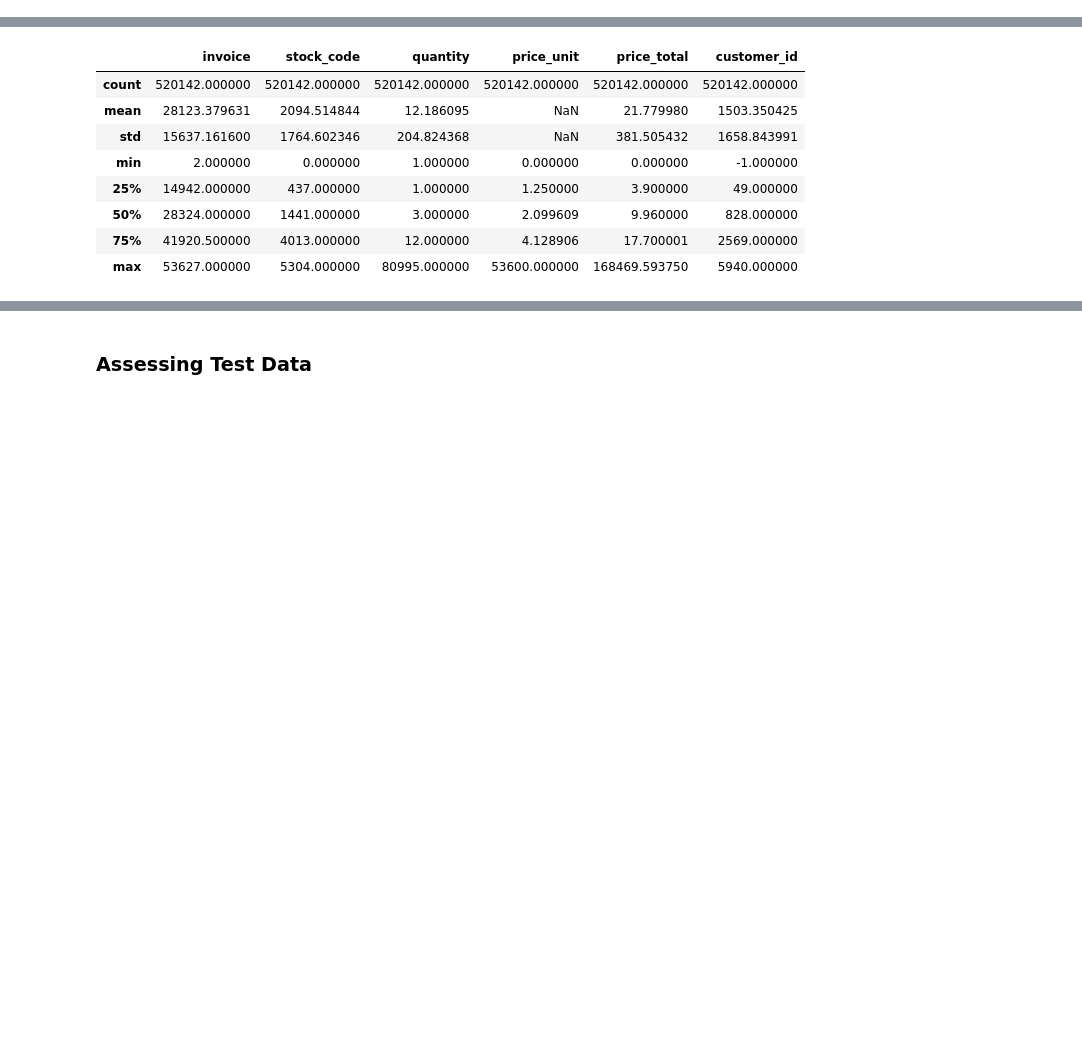
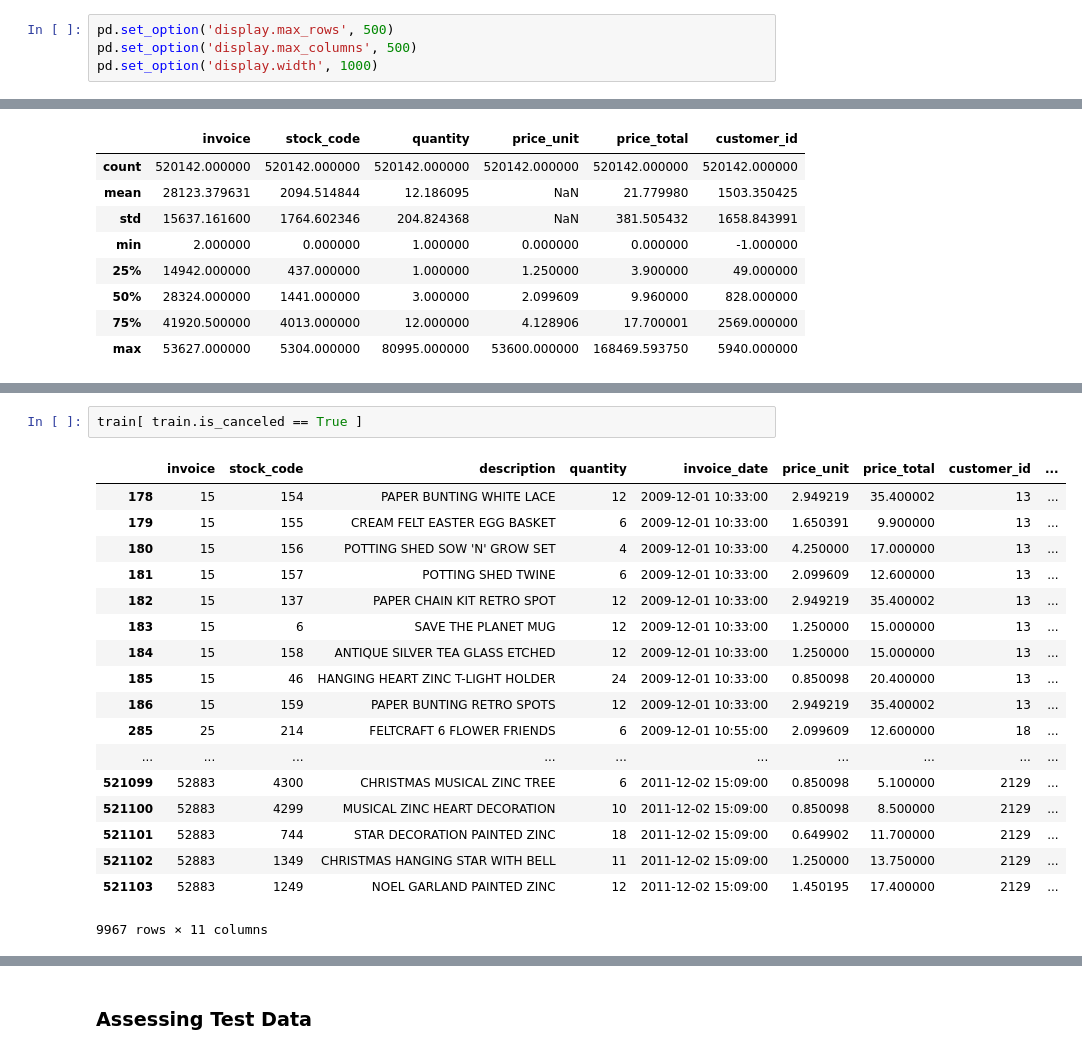
Before and after one commit to mattzajac/DataWorkshop_Competition_Online_Retail, a Jupyter notebook: Konkurs-DW-Absolwenci.ipynb, the cells around one changed output, grey strips where cells are left out. Saved outputs shown, nothing was run; the diff lists cells and outputs as text; blank space fills up the shorter version.

```diff
--- a/Konkurs-DW-Absolwenci.ipynb
+++ b/Konkurs-DW-Absolwenci.ipynb
@@ -70,6 +74,10 @@ from sklearn.dummy import DummyRegressor
 import seaborn as sns
 import matplotlib.pyplot as plt
 %matplotlib inline
+# %%
+pd.set_option('display.max_rows', 500)
+pd.set_option('display.max_columns', 500)
+pd.set_option('display.width', 1000)
 # %% [markdown]
 ## Dane
 To są prawdziwe dane.
@@ -318,0 +368,21 @@ train.describe()
+# %%
+train[ train.is_canceled == True ]
+# %% [output]
+|  | invoice | stock_code | description | quantity | invoice_date | price_unit | price_total | customer_id | ... |
+| 178 | 15 | 154 | PAPER BUNTING WHITE LACE | 12 | 2009-12-01 10:33:00 | 2.949219 | 35.400002 | 13 | ... |
+| 179 | 15 | 155 | CREAM FELT EASTER EGG BASKET | 6 | 2009-12-01 10:33:00 | 1.650391 | 9.900000 | 13 | ... |
+| 180 | 15 | 156 | POTTING SHED SOW 'N' GROW SET | 4 | 2009-12-01 10:33:00 | 4.250000 | 17.000000 | 13 | ... |
+| 181 | 15 | 157 | POTTING SHED TWINE | 6 | 2009-12-01 10:33:00 | 2.099609 | 12.600000 | 13 | ... |
+| 182 | 15 | 137 | PAPER CHAIN KIT RETRO SPOT | 12 | 2009-12-01 10:33:00 | 2.949219 | 35.400002 | 13 | ... |
+| 183 | 15 | 6 | SAVE THE PLANET MUG | 12 | 2009-12-01 10:33:00 | 1.250000 | 15.000000 | 13 | ... |
+| 184 | 15 | 158 | ANTIQUE SILVER TEA GLASS ETCHED | 12 | 2009-12-01 10:33:00 | 1.250000 | 15.000000 | 13 | ... |
+| 185 | 15 | 46 | HANGING HEART ZINC T-LIGHT HOLDER | 24 | 2009-12-01 10:33:00 | 0.850098 | 20.400000 | 13 | ... |
+| 186 | 15 | 159 | PAPER BUNTING RETRO SPOTS | 12 | 2009-12-01 10:33:00 | 2.949219 | 35.400002 | 13 | ... |
+| 285 | 25 | 214 | FELTCRAFT 6 FLOWER FRIENDS | 6 | 2009-12-01 10:55:00 | 2.099609 | 12.600000 | 18 | ... |
+| ... | ... | ... | ... | ... | ... | ... | ... | ... | ... |
+| 521099 | 52883 | 4300 | CHRISTMAS MUSICAL ZINC TREE | 6 | 2011-12-02 15:09:00 | 0.850098 | 5.100000 | 2129 | ... |
+| 521100 | 52883 | 4299 | MUSICAL ZINC HEART DECORATION | 10 | 2011-12-02 15:09:00 | 0.850098 | 8.500000 | 2129 | ... |
+| 521101 | 52883 | 744 | STAR DECORATION PAINTED ZINC | 18 | 2011-12-02 15:09:00 | 0.649902 | 11.700000 | 2129 | ... |
+| 521102 | 52883 | 1349 | CHRISTMAS HANGING STAR WITH BELL | 11 | 2011-12-02 15:09:00 | 1.250000 | 13.750000 | 2129 | ... |
+| 521103 | 52883 | 1249 | NOEL GARLAND PAINTED ZINC | 12 | 2011-12-02 15:09:00 | 1.450195 | 17.400000 | 2129 | ... |
+9967 rows × 11 columns
```
Also changed, not shown: parts of 16 cells of this notebook.
